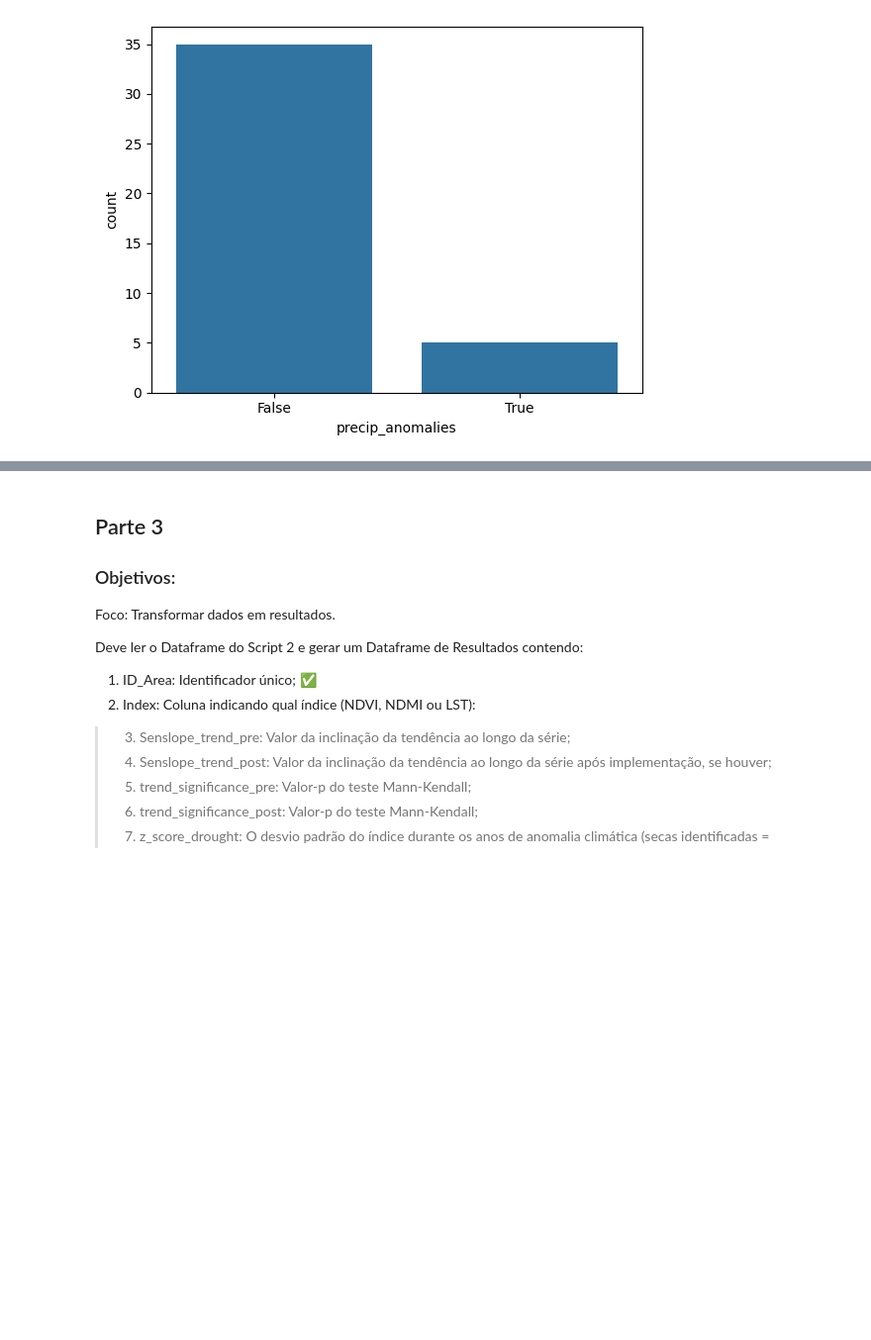
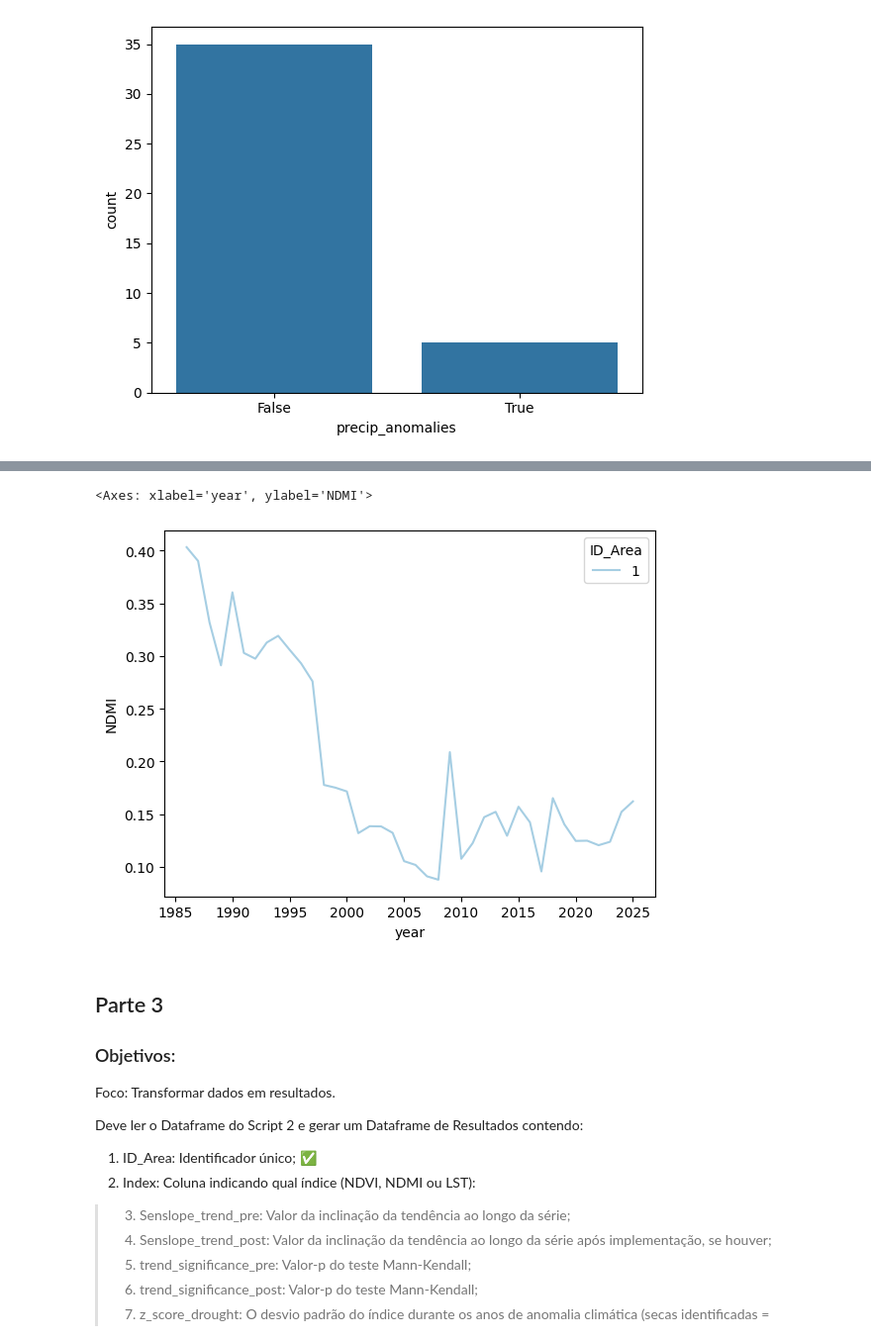
Before and after one commit to GuilhermeFernandez/climate_resilient_pastures, a Jupyter notebook: Esboco_Projeto.ipynb, the cells around one changed output, grey strips where cells are left out. Shown at 99% size. Drawn from its saved outputs; the diff is of its cells as text; code cells hidden in the pictures; blank space fills up the shorter version.

```diff
--- a/Esboco_Projeto.ipynb
+++ b/Esboco_Projeto.ipynb
@@ -194,3 +312,10 @@ sns.countplot(data=df_metricas[df_metricas['ID_Area'] == N_AREA], x='precip_anom
+# %%
+#Série história NDMI:
+
+sns.lineplot(x='year', y='NDMI', data=df_metricas[df_metricas['ID_Area'] == N_AREA], palette='Paired', hue='ID_Area')
+# %% [output]
+<Axes: xlabel='year', ylabel='NDMI'>
+[figure, added]
 # %% [markdown]
 ## Parte 3
 ### Objetivos:
```
Also changed, not shown: parts of 16 cells of this notebook.
